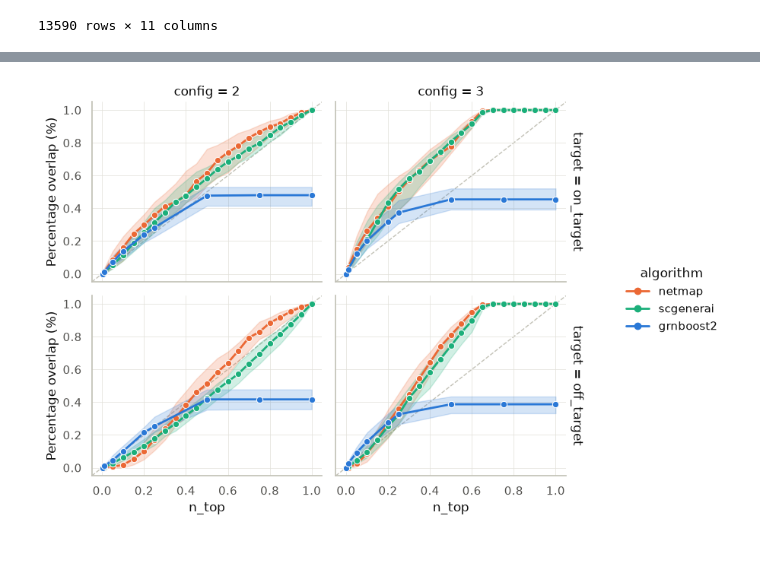
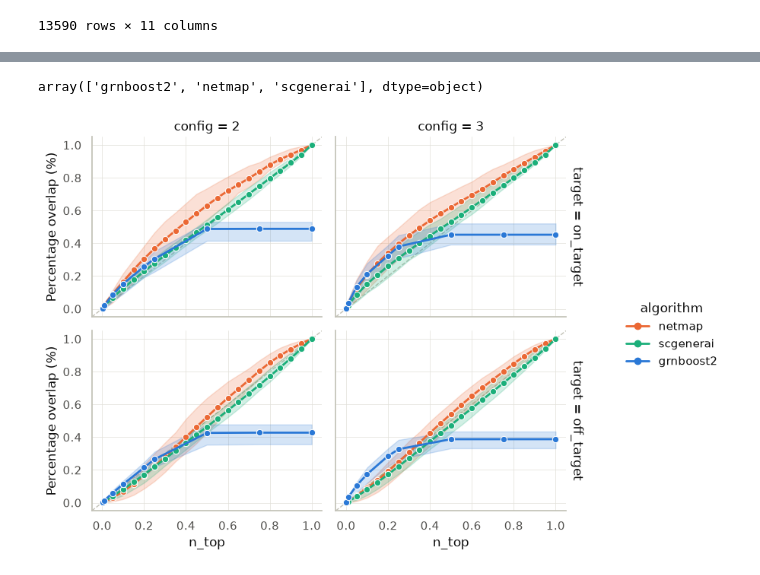
Before and after one commit to bionetslab/netmap-evaluation, a Jupyter notebook: src/manuscript_synthetic/manuscript_results/prepare_plotting_data_final_benchmark.ipynb, the cells around one changed output, grey strips where cells are left out. Drawn from its saved outputs; the diff is of its cells as text; code cells hidden in the pictures.

```diff
--- a/src/manuscript_synthetic/manuscript_results/prepare_plotting_data_final_benchmark.ipynb
+++ b/src/manuscript_synthetic/manuscript_results/prepare_plotting_data_final_benchmark.ipynb
@@ -55,10 +55,13 @@ def read_all_results_sweep(root_dir, select = ('overlaps_global_top_k.tsv')):
 outdir ='/data_nfs/og86asub/netmap/netmap-evaluation/results/figures/data/summaries_final_benchmark'
 os.makedirs(outdir, exist_ok=True)
 
-final_metrics = read_all_results_sweep('/data_nfs/og86asub/netmap/netmap-evaluation/results/summaries_final_benchmark/',   select = ('_aggregated_performance.tsv'))
-split_data = final_metrics['method'].str.split('_', expand=True)
-split_data.columns = ['xai_method', 'hidden_layer_size', 'n_hidden_layers', 'dropout', 'model', 'background', 'raw']
-final_metrics = pd.concat([final_metrics, split_data], axis=1)
-final_metrics  = final_metrics.drop(columns= ['n_top'])
+final_metrics = read_all_results_sweep('/data_nfs/og86asub/netmap/netmap-evaluation/results/summaries_final_benchmark/netmap',   select = ('_overlaps_global_top_k.tsv'))
+final_metrics_sc = read_all_results_sweep('/data_nfs/og86asub/netmap/netmap-evaluation/results/summaries_final_benchmark/scgenerai',   select = ('_overlaps_global_top_k.tsv'))
+final_metrics = pd.concat([final_metrics, final_metrics_sc])
+#split_data = final_metrics['method'].str.split('_', expand=True)
+#print(split_data)
+#split_data.columns = ['xai_method', 'hidden_layer_size', 'n_hidden_layers', 'dropout', 'model', 'background', 'raw']
+#final_metrics = pd.concat([final_metrics, split_data], axis=1)
+#final_metrics  = final_metrics.drop(columns= ['n_top'])
 final_metrics = final_metrics.rename(columns= {'top_perc': "n_top", 'percentage_recovered': 'percentage_overlap',  'type': 'target'})
 final_metrics.to_csv(op.join(outdir, 'edge_recovery_best_netmap_grn.tsv'), sep = '\t', index = False)
@@ -183,6 +190,10 @@ complete_datasets = (
     final_metrics.groupby("dataset")["algorithm"].nunique() == len(algorithms)
 )
 final_metrics = final_metrics[final_metrics["dataset"].isin(complete_datasets[complete_datasets].index)]
+# %%
+algorithms
+# %% [output]
+array(['grnboost2', 'netmap', 'scgenerai'], dtype=object)
 # %%
 def recode_number_of_datasets(config_item):
     if config_item == 'config_easy':
@@ -239,32 +250,32 @@ g = sns.relplot(
     row="target",
     col="n_clusters",
     kind="line",
     marker="o",
     linewidth=2,
     markersize=6,
     facet_kws={"margin_titles": True},
     height=3,
     aspect=1.3,
-    estimator="median",
+    estimator="mean",
     errorbar=("pi", 50),
 )
 
 g.set_axis_labels("n_top", "Percentage overlap (%)")
 g.set_titles(row_template="target = {row_name}", col_template="config = {col_name}")
 g.tight_layout()
 
 for ax in g.axes.flat:
     ax.grid(True, axis="both", linewidth=0.5)
     sns.despine(ax=ax, left=False, bottom=False)
 
     # Reference x=y line, drawn without rescaling the existing view.
     xlim, ylim = ax.get_xlim(), ax.get_ylim()
     lo, hi = xlim
     ax.plot([lo, hi], [lo, hi], color="#c3c2b7", linestyle="--", linewidth=1, zorder=0)
     ax.set_xlim(xlim)
     ax.set_ylim(ylim)
 
 plt.savefig("overlap_by_ntop.png", dpi=200, bbox_inches="tight")
 plt.show()
 # %% [output]
-[figure, old version]
+[figure, new version]
```
Also changed, not shown: parts of 4 cells of this notebook, 6 other files.
